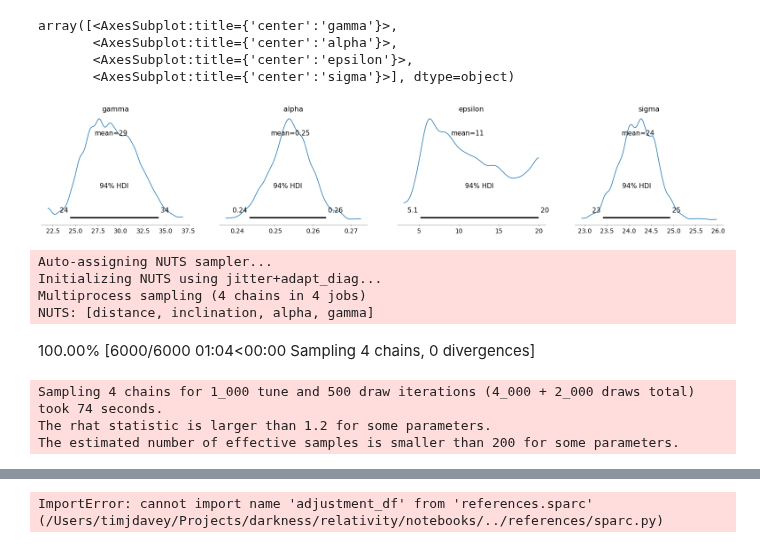
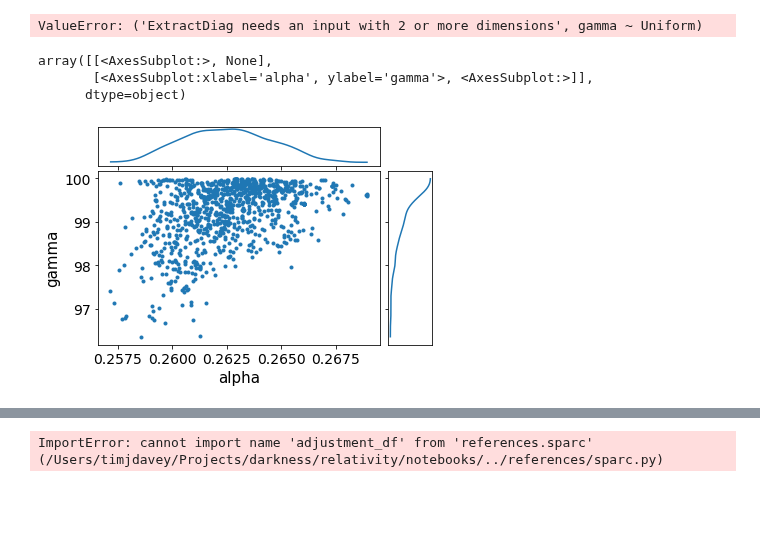
Before and after one commit to timjdavey/galactus, a Jupyter notebook: notebooks/MCMC galaxy.ipynb, the cells around one changed output, grey strips where cells are left out. Cells and saved outputs as stored; diff of their text form; code cells hidden in the pictures; blank space fills up the shorter version.

```diff
--- a/notebooks/MCMC galaxy.ipynb
+++ b/notebooks/MCMC galaxy.ipynb
@@ -76,8 +79,0 @@ az.summary(uni_trace)
-# %%
-az.plot_posterior(uni_trace)
-# %% [output]
-array([<AxesSubplot:title={'center':'gamma'}>,
-       <AxesSubplot:title={'center':'alpha'}>,
-       <AxesSubplot:title={'center':'epsilon'}>,
-       <AxesSubplot:title={'center':'sigma'}>], dtype=object)
-[figure, removed]
@@ -121,15 +80,14 @@ with pm.Model(coords=coords) as galaxy_model:
-# %%
-with galaxy_model:
-    gal_trace = pm.sample(tune=1000, draws=500, cores=4, return_inferencedata=True, target_accept=0.9)
-# %% [output]
-Auto-assigning NUTS sampler...
-Initializing NUTS using jitter+adapt_diag...
-Multiprocess sampling (4 chains in 4 jobs)
-NUTS: [distance, inclination, alpha, gamma]
-100.00% [6000/6000 01:04<00:00 Sampling 4 chains, 0 divergences]
-Sampling 4 chains for 1_000 tune and 500 draw iterations (4_000 + 2_000 draws total) took 74 seconds.
-The rhat statistic is larger than 1.2 for some parameters.
-The estimated number of effective samples is smaller than 200 for some parameters.
+# %%
+gamma.trace()
+# %% [output]
+ValueError: ('ExtractDiag needs an input with 2 or more dimensions', gamma ~ Uniform)
+# %%
+az.plot_pair(gal_trace, var_names=['alpha','gamma'], marginals=True)
+# %% [output]
+array([[<AxesSubplot:>, None],
+       [<AxesSubplot:xlabel='alpha', ylabel='gamma'>, <AxesSubplot:>]],
+      dtype=object)
+[figure, added]
 # %%
 az.summary(gal_trace)
 # %% [output]
```
Also changed, not shown: parts of 24 cells of this notebook, 11 other files.
